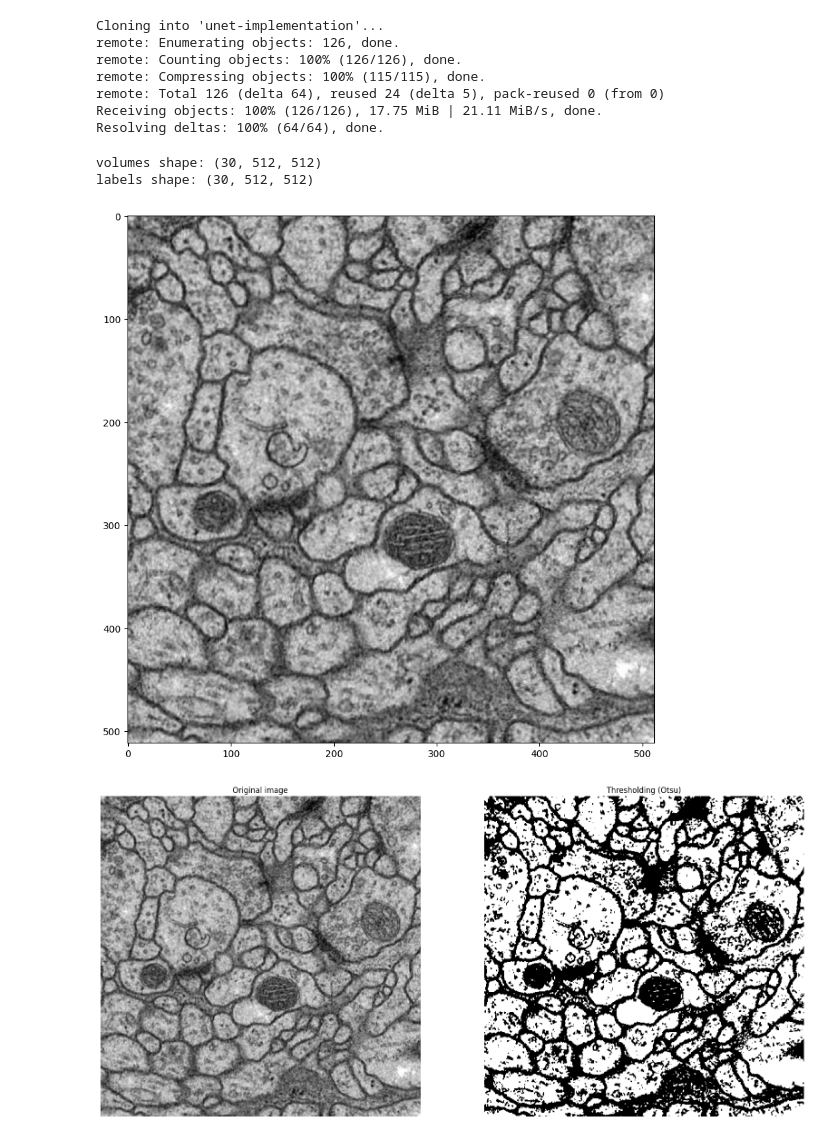
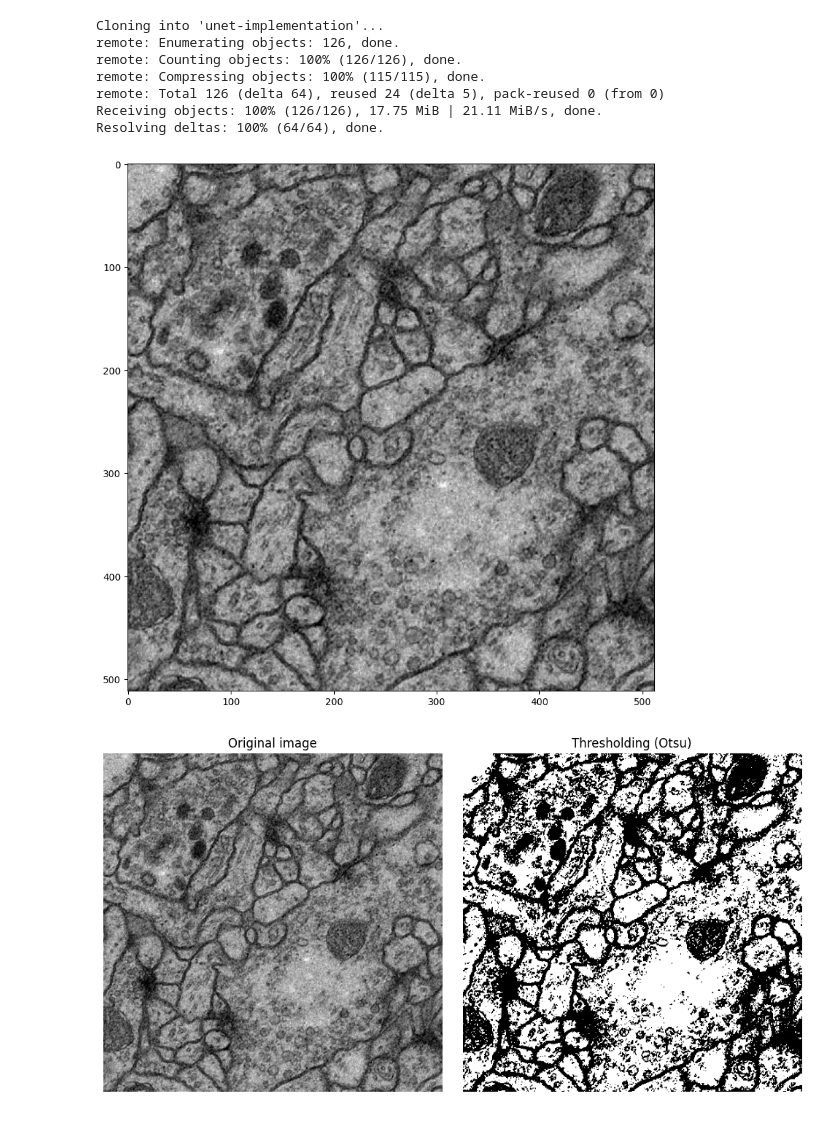
Before and after one commit to vicente-gonzalez-ruiz/medical_imaging, a Jupyter notebook: notebooks/thresholding.ipynb, the cells around one changed output. Saved outputs shown, nothing was run; the diff lists cells and outputs as text; code cells hidden in the pictures.

```diff
--- a/notebooks/thresholding.ipynb
+++ b/notebooks/thresholding.ipynb
@@ -17,40 +17,35 @@ Receiving objects: 100% (126/126), 17.75 MiB | 21.11 MiB/s, done.
 Resolving deltas: 100% (64/64), done.
 # %%
 dir = "./unet-implementation/"
-volumes = io.imread(dir + "train-volume.tif")
-labels = io.imread(dir + "train-labels.tif")
+volumes = io.imread(dir + "test-volume.tif")
 
 img = volumes[2].astype(float)
-
-# print shapes
-print("volumes shape:", volumes.shape)
-print("labels shape:", labels.shape)
 
 # plot images
 plt.figure(figsize=(10, 10))
 plt.imshow(img, cmap="gray")
 plt.show()
 # %% [output]
-volumes shape: (30, 512, 512)
-labels shape: (30, 512, 512)
-[figure, old version]
+[figure, new version]
 # %%
 # Determine a good threshold value
 thresh = filters.threshold_otsu(img)
 
 # Set to 1 (the rest to 0) all those pixel values larger than thresh
 binary_mask = img > thresh
 
-fig, axes = plt.subplots(1, 2, figsize=(20, 10))
+fig, axes = plt.subplots(1, 2, figsize=(10, 5))
 
+axes[0].set_title("Original image")
 axes[0].imshow(img, cmap='gray')
-axes[0].set_title("Original image")
 axes[0].axis("off")
 
+axes[1].set_title("Thresholding (Otsu)")
 axes[1].imshow(binary_mask, cmap='gray')
-axes[1].set_title("Thresholding (Otsu)")
 axes[1].axis("off")
+
+plt.tight_layout()
 plt.savefig("thresholding.png")
 plt.show()
 # %% [output]
-[figure, old version]
+[figure, new version]
```
Also changed, not shown: parts of 1 cell of this notebook, 8 other files.
